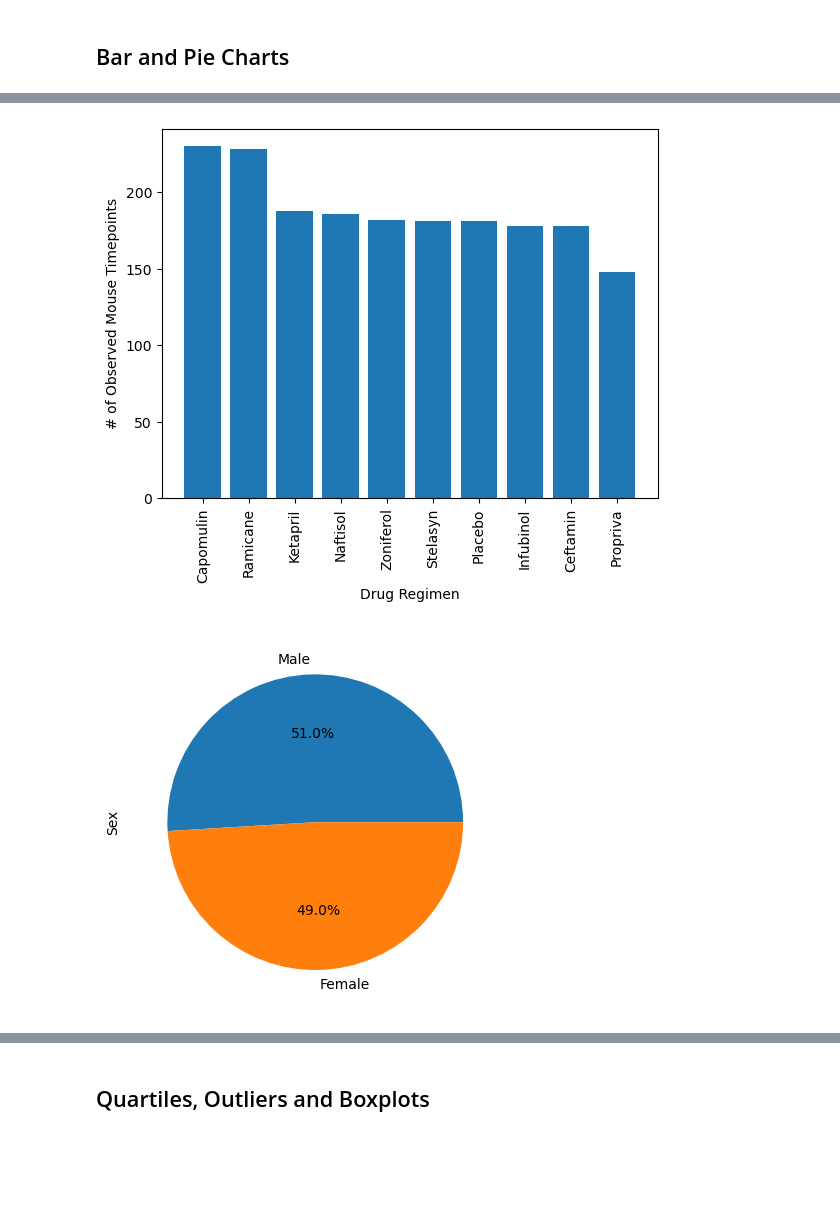
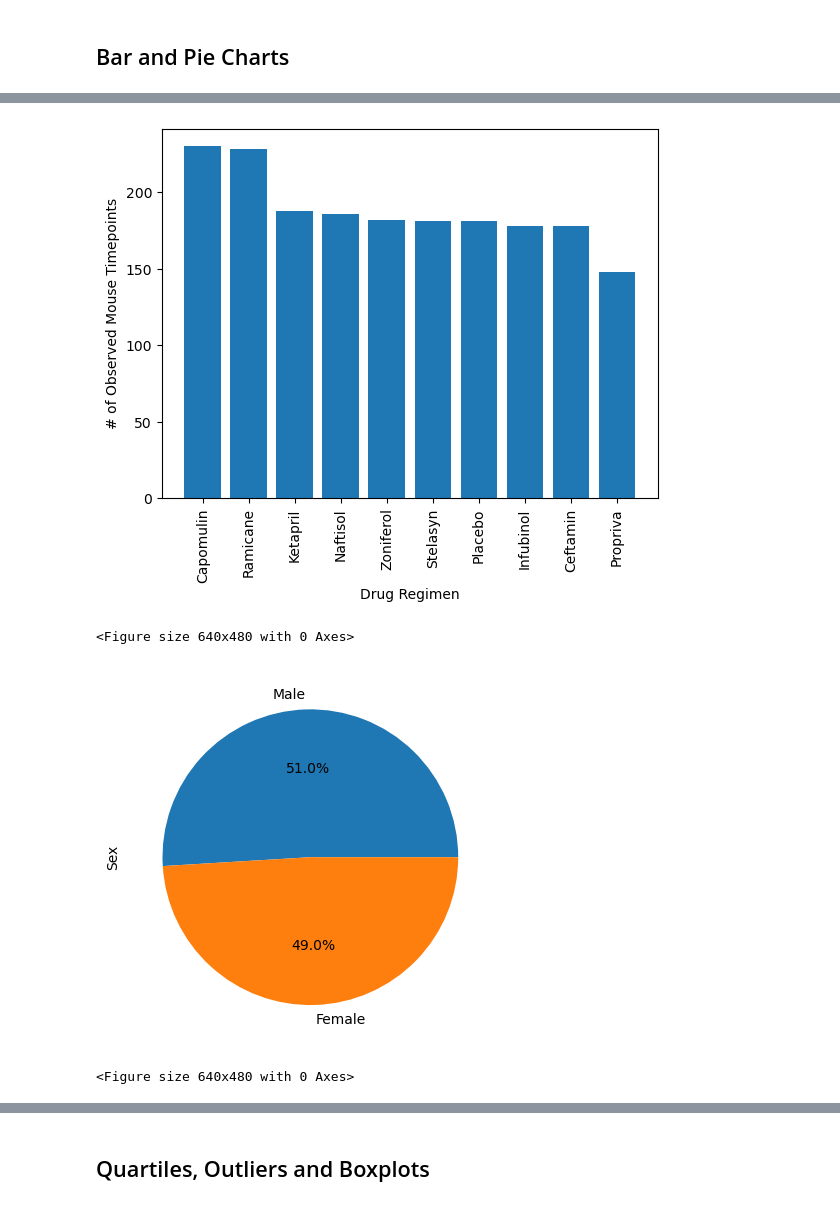
Before and after one commit to andreaira261/cancer-study-python-analysis, a Jupyter notebook: Pymaceuticals/pymaceuticals_starter.ipynb, the cells around one changed output, grey strips where cells are left out. Saved outputs shown, nothing was run; the diff lists cells and outputs as text; code cells hidden in the pictures; blank space fills up the shorter version.

```diff
--- a/Pymaceuticals/pymaceuticals_starter.ipynb
+++ b/Pymaceuticals/pymaceuticals_starter.ipynb
@@ -15,4 +10,9 @@ import scipy.stats as st
 # %%
+# Dependencies and Setup
+import matplotlib.pyplot as plt
+import pandas as pd
+import scipy.stats as st
+
 # Study data files
 mouse_metadata_path = "data/Mouse_metadata.csv"
 study_results_path = "data/Study_results.csv"
@@ -20,3 +20,9 @@ study_results_path = "data/Study_results.csv"
 # Read the mouse data and the study results
 mouse_metadata = pd.read_csv(mouse_metadata_path)
 study_results = pd.read_csv(study_results_path)
+
+# Combine the data into a single DataFrame
+mouse_study_df = pd.merge(study_results, mouse_metadata, on="Mouse ID", how="outer")
+
+# Display the data table for preview
+mouse_study_df.head()
@@ -88,8 +66,8 @@ duplicate_mouse_data
 | 872 | g989 | 35 | 62.570880 | 2 | Propriva | Female | 21 | ... |
 # %%
 # Create a clean DataFrame by dropping the duplicate mouse by its ID.
-new_df = df[df["Mouse ID"] != "g989"]
-new_df.head()
+mouse_study_clean_df = mouse_study_df[mouse_study_df["Mouse ID"] != "g989"]
+mouse_study_clean_df.head()
 # %% [output]
 |  | Mouse ID | Timepoint | Tumor Volume (mm3) | Metastatic Sites | Drug Regimen | Sex | Age_months | ... |
 | 0 | b128 | 0 | 45.000000 | 0 | Capomulin | Female | 9 | ... |
@@ -106,7 +84,7 @@ new_df["Mouse ID"].nunique()
 ## Summary Statistics
 # %%
 # Generate a summary statistics table of mean, median, variance, standard deviation, and SEM of the tumor volume for each regimen
-tumor_volume_df = new_df.set_index("Drug Regimen").groupby("Drug Regimen")["Tumor Volume (mm3)"]
+tumor_volume_df = mouse_study_clean_df.set_index("Drug Regimen").groupby("Drug Regimen")["Tumor Volume (mm3)"]
 tumor_mean = tumor_volume_df.mean()
 tumor_median = tumor_volume_df.median()
 tumor_var = tumor_volume_df.var()
@@ -139,7 +117,7 @@ tumor_volume_df_summary
 # and SEM of the tumor volume for each regimen (only one method is required in the solution)
 
 # Using the aggregation method, produce the same summary statistics in a single line
-new_df.set_index("Drug Regimen").groupby("Drug Regimen")[["Tumor Volume (mm3)"]].agg(['mean', 'median', 'var', 'std', 'sem'])
+mouse_study_clean_df.set_index("Drug Regimen").groupby("Drug Regimen")[["Tumor Volume (mm3)"]].agg(['mean', 'median', 'var', 'std', 'sem'])
 # %% [output]
 |  | Tumor Volume (mm3) |  |  |  |  |
 |  | mean | median | var | std | sem |
@@ -163,10 +150,31 @@ new_df.set_index("Drug Regimen").groupby("Drug Regimen")[["Tumor Volume (mm3)"]]
 # %%
 # Generate a bar plot showing the total number of rows (Mouse ID/Timepoints) for each drug regimen using pyplot.
+
+x_axis = drug_regimen_count.index.values
+y_axis = drug_regimen_count.values
+
+plt.bar(x_axis, y_axis, align="center")
+
+plt.xlabel("Drug Regimen")
+plt.ylabel("# of Observed Mouse Timepoints")
+plt.xticks(rotation="vertical")
+
+plt.show()
+plt.tight_layout()
 # %% [output]
 [figure]
+<Figure size 640x480 with 0 Axes>
 # %%
 # Generate a pie plot showing the distribution of female versus male mice using Pandas
+gender_count = mouse_study_clean_df["Sex"].value_counts()
+
+gender_chart = gender_count.plot(kind='pie', autopct="%1.1f%%")
+gender_chart
+
+plt.show()
+plt.tight_layout()
 # %% [output]
-[figure, old version]
+[figure, new version]
+<Figure size 640x480 with 0 Axes>
 # %%
 # Generate a pie plot showing the distribution of female versus male mice using pyplot
```
Also changed, not shown: parts of 16 cells of this notebook.
